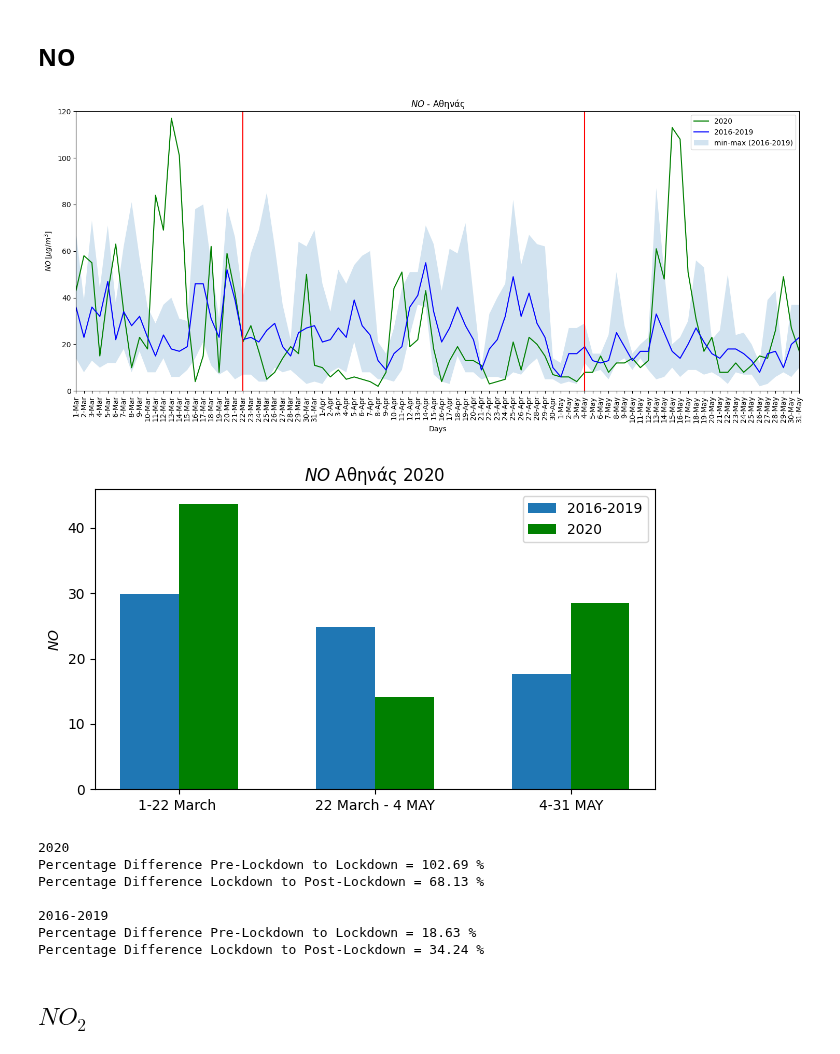
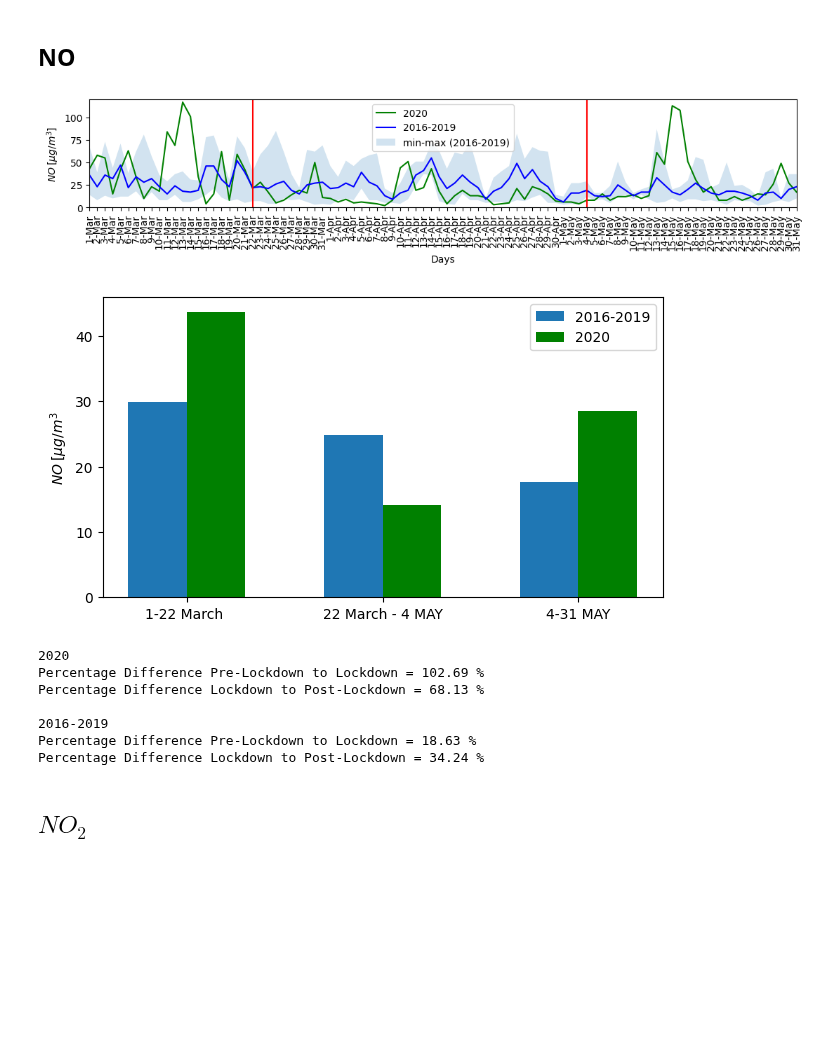
Before and after one commit to costpetrides/Air-pollution-COVID-19-impact, a Jupyter notebook: Lockdown 1/Aristotelous(UT).ipynb, the cells around one changed output. Cells and saved outputs as stored; diff of their text form; code cells hidden in the pictures; blank space fills up the shorter version.

```diff
--- a/Lockdown 1/Aristotelous(UT).ipynb
+++ b/Lockdown 1/Aristotelous(UT).ipynb
@@ -132,30 +129,26 @@ Percentage Difference Lockdown to Post-Lockdown = 28.20 %
 # %% [markdown]
 ## **NO**
 # %%
-plt.figure(figsize=(18,7))
-plt.title("$NO$ - Aθηνάς")
+plt.figure(figsize=(13,2))
 
 plt.xlabel('Days')
 plt.ylabel('$NO \: [μg/m^{3}$]')
-
-plt.title("$NO$ - Aθηνάς")
-
 
 plt.plot(df['DAY'], df['N020'], 'g', label='2020')
 plt.plot(df['DAY'], df['NOMEAN'], 'b', label='2016-2019')
 plt.fill_between(df['DAY'], df['NOMIN'], df['NOMAX'], alpha=0.2 ,label='min-max (2016-2019)')
 plt.legend()
 
 plt.xlim(df.loc[0]['DAY'] , df.loc[91]['DAY'])
 plt.ylim(0,120)
 
 plt.axvline(x='4-May' ,color='r')
 plt.axvline(x='22-Mar' ,color='r')
 plt.xticks(rotation=90)
 
 plt.show()
 # %% [output]
-[figure, old version]
+[figure, new version]
 # %%
 Data=np.array(df['N020'])
 Pre=Data[0:23]
@@ -182,8 +175,7 @@ ax.bar(ticks, Prev, width, label='2016-2019')
 ax.bar(ticks + width, LOCK, width, align="center", label='2020', color='green')
 
 
-ax.set_ylabel('$NO$')
-ax.set_title('$NO$ Aθηνάς 2020')
+ax.set_ylabel('$NO \: [μg/m^{3}$')
 ax.set_xticks(ticks + width/2)
 ax.set_xticklabels(names)
 
@@ -203,7 +195,7 @@ P22=perc(np.mean(Lock1),np.mean(Post1))
 print('Percentage Difference Pre-Lockdown to Lockdown = %.2f %% ' %(P11))
 print('Percentage Difference Lockdown to Post-Lockdown = %.2f %% ' %(P22))
 # %% [output]
-[figure, old version]
+[figure, new version]
 2020
 Percentage Difference Pre-Lockdown to Lockdown = 102.69 %
 Percentage Difference Lockdown to Post-Lockdown = 68.13 %
```
Also changed, not shown: parts of 7 cells of this notebook.
